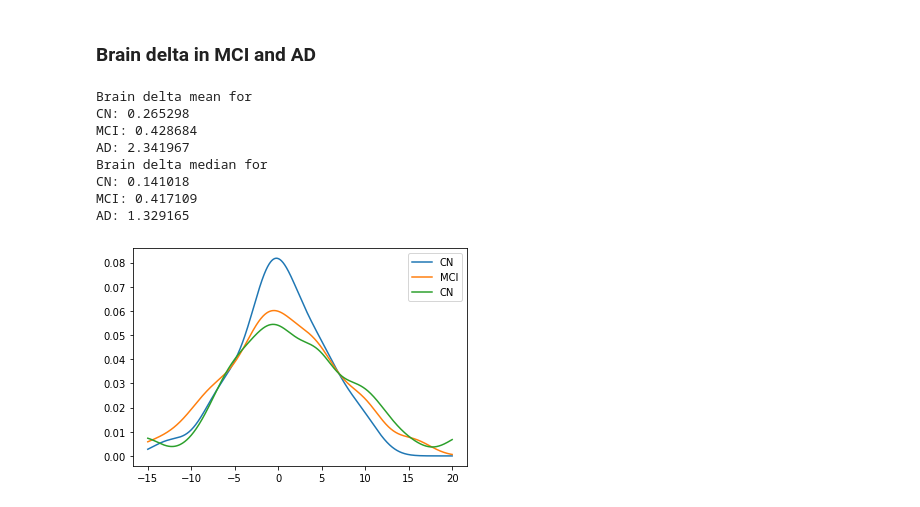
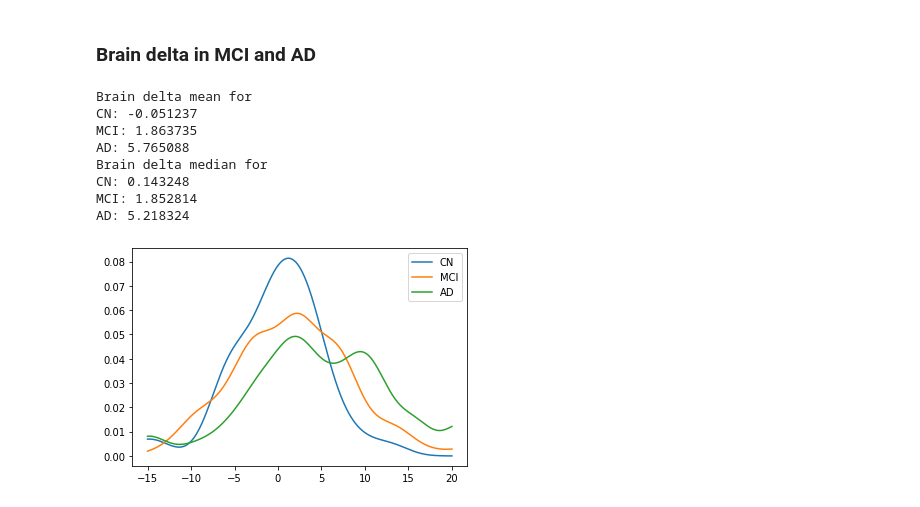
Before and after one commit to JGarciaCondado/ADNIBrainAge, a Jupyter notebook: jupyternotebooks/data_exploration.ipynb, the cells around one changed output. Cells and saved outputs as stored; diff of their text form; code cells hidden in the pictures.

```diff
--- a/jupyternotebooks/data_exploration.ipynb
+++ b/jupyternotebooks/data_exploration.ipynb
@@ -47,0 +54,18 @@ for i, feature in enumerate(features):
+# %%
+# Data harmonization with Combat
+from pycombat import Combat
+combat = Combat()
+Y = df_controls[features].to_numpy()
+b = df_controls['SITEID'].to_numpy()
+X = df_controls['AGE'].to_numpy()[:, np.newaxis]
+C = df_controls[['Vscale', 'PTGENDER']].to_numpy()
+y_adjusted = combat.fit_transform(Y=Y, b=b, X=X, C=C)
+# %%
+# Explor variability of features by site after harmonization
+df_features_harm = pd.DataFrame(data=y_adjusted, columns=features)
+df_features_harm['SITEID'] = df_controls['SITEID'].reset_index(drop=True)
+plt.figure(figsize=(10,14))
+for i, feature in enumerate(features):
+    plt.subplot(5,3,i+1)
+    ax = sns.boxplot(x=feature, y='SITEID', data=df_features_harm, orient='h')
+    plt.tight_layout()
@@ -48,5 +74,11 @@ for i, feature in enumerate(features):
 # %%
 from sklearn.feature_selection import f_regression
+
+X = df_features_harm[features].to_numpy()
+Y = df_controls['AGE'].to_numpy()
+# Normalize subcortical features by size of brain
+vscale = df_controls['Vscale'].to_numpy()
+X[:, 5:] = X[:, 5:]*vscale[:, None]
 
 f_test, _ = f_regression(X, Y)
 f_test /= np.max(f_test) # We normalize beacuse we are interested in relative values
@@ -62,6 +94,6 @@ plt.tight_layout()
 # %%
 # Generate train and test partitions
-X_train, X_test, Y_train, Y_test = train_test_split(X, Y, test_size=0.15, random_state=0)
+X_train, X_test, Y_train, Y_test = train_test_split(X, Y, test_size=0.25, random_state=0)
 
 # Data normalization
 transformer = StandardScaler().fit(X_train)  # fit() learns mean and std parameters
@@ -100,45 +132,53 @@ df_ad = df_full[df_full['DIAGNOSIS']==3.0]
 # Set data for processing
 X_mci = df_mci[features].to_numpy()
 Y_mci = df_mci['AGE'].to_numpy()
+b_mci = df_mci['SITEID'].to_numpy()
+C_mci = df_mci[['Vscale', 'PTGENDER']].to_numpy()
 X_ad = df_ad[features].to_numpy()
 Y_ad = df_ad['AGE'].to_numpy()
+b_ad = df_ad['SITEID'].to_numpy()
+C_ad = df_ad[['Vscale', 'PTGENDER']].to_numpy()
+
+# Harmonize
+X_mci_harm = combat.transform(Y=X_mci, b=b_mci, X=Y_mci[:, np.newaxis], C=C_mci)
+X_ad_harm = combat.transform(Y=X_ad, b=b_ad, X=Y_ad[:, np.newaxis], C=C_ad)
 
 # Make estimations
 delta_brain_controls = errors
-delta_brain_mci = LR.predict(X_mci)-Y_mci
-delta_brain_ad = LR.predict(X_ad)-Y_ad
+delta_brain_mci = LR.predict(X_mci_harm)-Y_mci
+delta_brain_ad = LR.predict(X_ad_harm)-Y_ad
 
 # Obtain mean and medians for each
 print('Brain delta mean for')
 print('CN: %f' % np.mean(delta_brain_controls))
 print('MCI: %f' % np.mean(delta_brain_mci))
 print('AD: %f' % np.mean(delta_brain_ad))
 print('Brain delta median for')
 print('CN: %f' % np.median(delta_brain_controls))
 print('MCI: %f' % np.median(delta_brain_mci))
 print('AD: %f' % np.median(delta_brain_ad))
 
 # Plot kernel density estimates for samples
 from sklearn.neighbors import KernelDensity
 X_plot = np.linspace(-15, 20, 1000)[:, np.newaxis]
 kde_cn = KernelDensity(kernel="gaussian", bandwidth=2).fit(delta_brain_controls[:, np.newaxis])
 log_dens_cn = kde_cn.score_samples(X_plot)
 plt.plot(X_plot[:, 0], np.exp(log_dens_cn), label='CN')
 kde_mci = KernelDensity(kernel="gaussian", bandwidth=2).fit(delta_brain_mci[:, np.newaxis])
 log_dens_mci = kde_mci.score_samples(X_plot)
 plt.plot(X_plot[:, 0], np.exp(log_dens_mci), label='MCI')
 kde_ad = KernelDensity(kernel="gaussian", bandwidth=2).fit(delta_brain_ad[:, np.newaxis])
 log_dens_ad = kde_ad.score_samples(X_plot)
-plt.plot(X_plot[:, 0], np.exp(log_dens_ad), label='CN')
+plt.plot(X_plot[:, 0], np.exp(log_dens_ad), label='AD')
 plt.legend()
 plt.show()
 # %% [output]
 Brain delta mean for
-CN: 0.265298
-MCI: 0.428684
-AD: 2.341967
+CN: -0.051237
+MCI: 1.863735
+AD: 5.765088
 Brain delta median for
-CN: 0.141018
-MCI: 0.417109
-AD: 1.329165
+CN: 0.143248
+MCI: 1.852814
+AD: 5.218324
-[figure, old version]
+[figure, new version]
```
Also changed, not shown: parts of 8 cells of this notebook.
